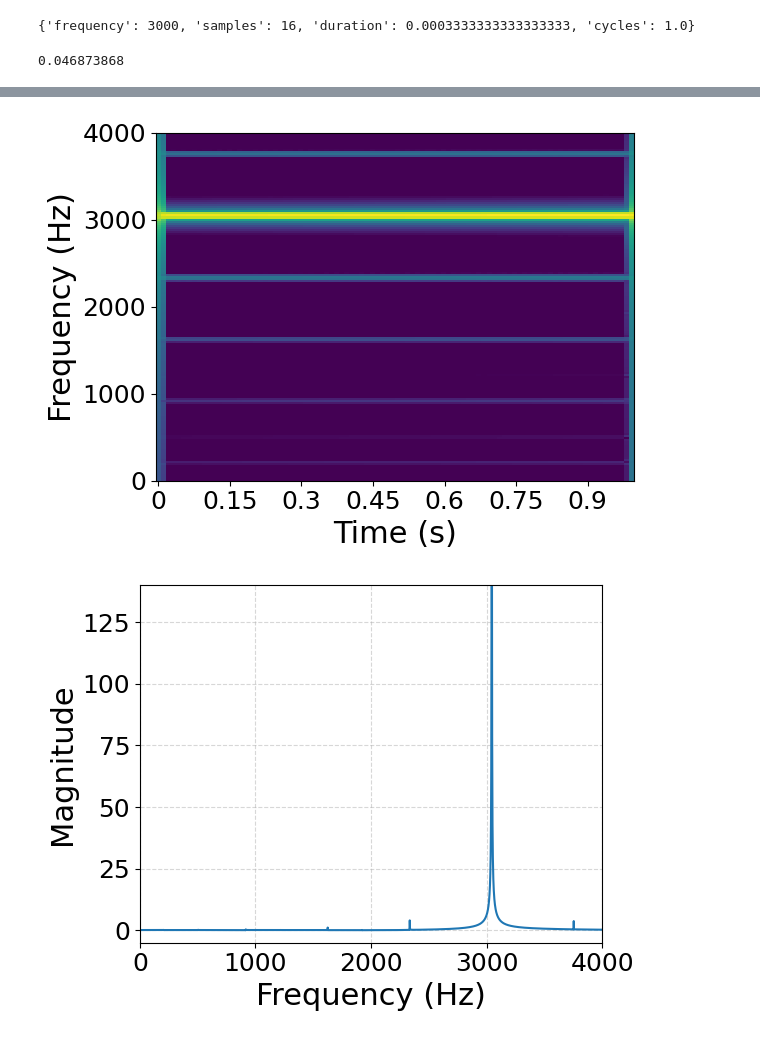
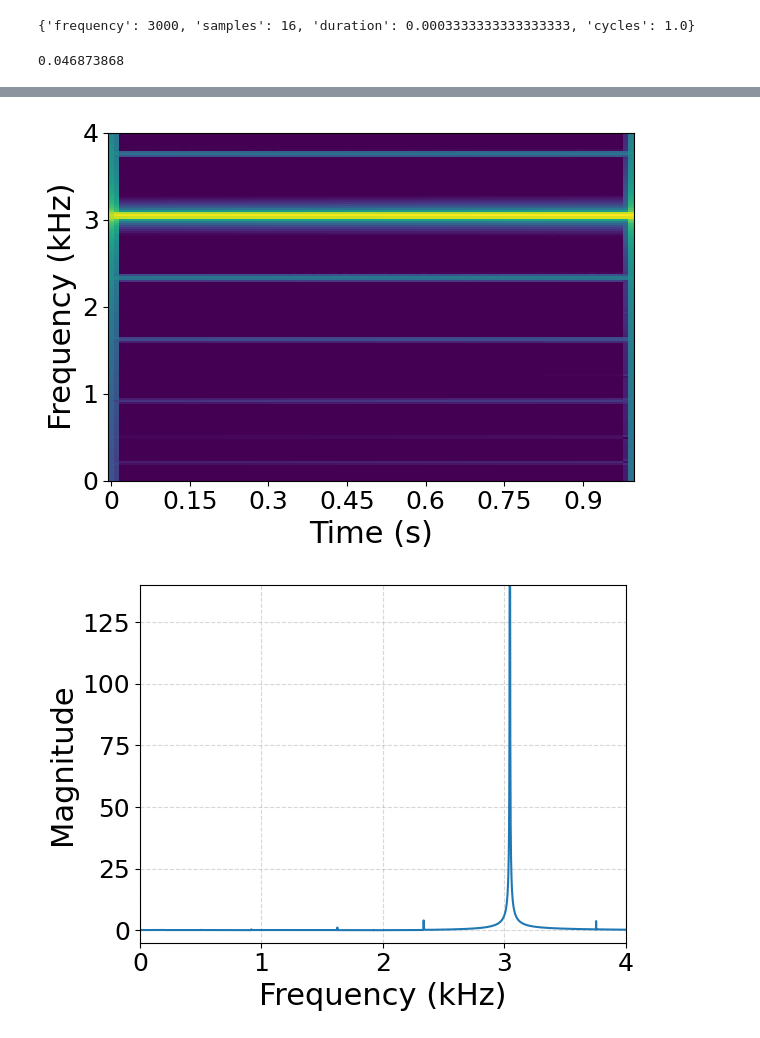
Before and after one commit to vlsi-nanocomputing/dynamic-sound, a Jupyter notebook: examples/time_interpolation.ipynb, the cells around one changed output, grey strips where cells are left out. Cells and saved outputs as stored; diff of their text form; code cells hidden in the pictures.

```diff
--- a/examples/time_interpolation.ipynb
+++ b/examples/time_interpolation.ipynb
@@ -341,36 +352,40 @@ S_db = librosa.amplitude_to_db(np.abs(D), ref=np.max)
 plt.figure()
 librosa.display.specshow(S_db, sr=sr, x_axis='time', y_axis='fft', cmap='viridis')
 plt.xlabel("Time (s)")
-plt.ylabel("Frequency (Hz)")
+plt.ylabel("Frequency (kHz)")
 plt.ylim(0, 4000)
+ax = plt.gca()
+ax.yaxis.set_major_formatter(
+    FuncFormatter(lambda y, pos: f'{y/1000:g}')
+)
 # plt.colorbar(format='%+2.0f dB')
 #plt.title('Spectrogram')
 plt.tight_layout()
 plt.savefig("_tmp/sine_librosa_8k_spec.png", dpi=300)
 plt.show()
 
 # --- FFT ---
 X = np.fft.rfft(signal[0])
 N = len(signal[0])
 freq = np.fft.rfftfreq(N, d=1/sr)
 
 # magnitude to dB
 mag = np.abs(X)
 mag_db = 20 * np.log10(mag)
 
 plt.figure()
-plt.plot(freq, mag, color='C0')
-plt.xlabel('Frequency (Hz)')
+plt.plot(freq/1000, mag, color='C0')
+plt.xlabel('Frequency (kHz)')
 plt.ylabel('Magnitude')
 # plt.title('Single-sided FFT of the signal (unnormalized amplitude)')
-plt.xlim(0, 4000)
+plt.xlim(0, 4000/1000)
 plt.ylim(-5, 140)
 plt.grid(True, which='both', ls='--', alpha=0.5)
 plt.tight_layout()
 plt.savefig("_tmp/sine_librosa_8k_mag.png", dpi=300)
 plt.show()
 # %% [output]
 0.046873868
 [interactive output not drawn]
-[figure, old version]
+[figure, new version]
-[figure, old version]
+[figure, new version]
```
Also changed, not shown: parts of 4 cells of this notebook, 10 other files.
